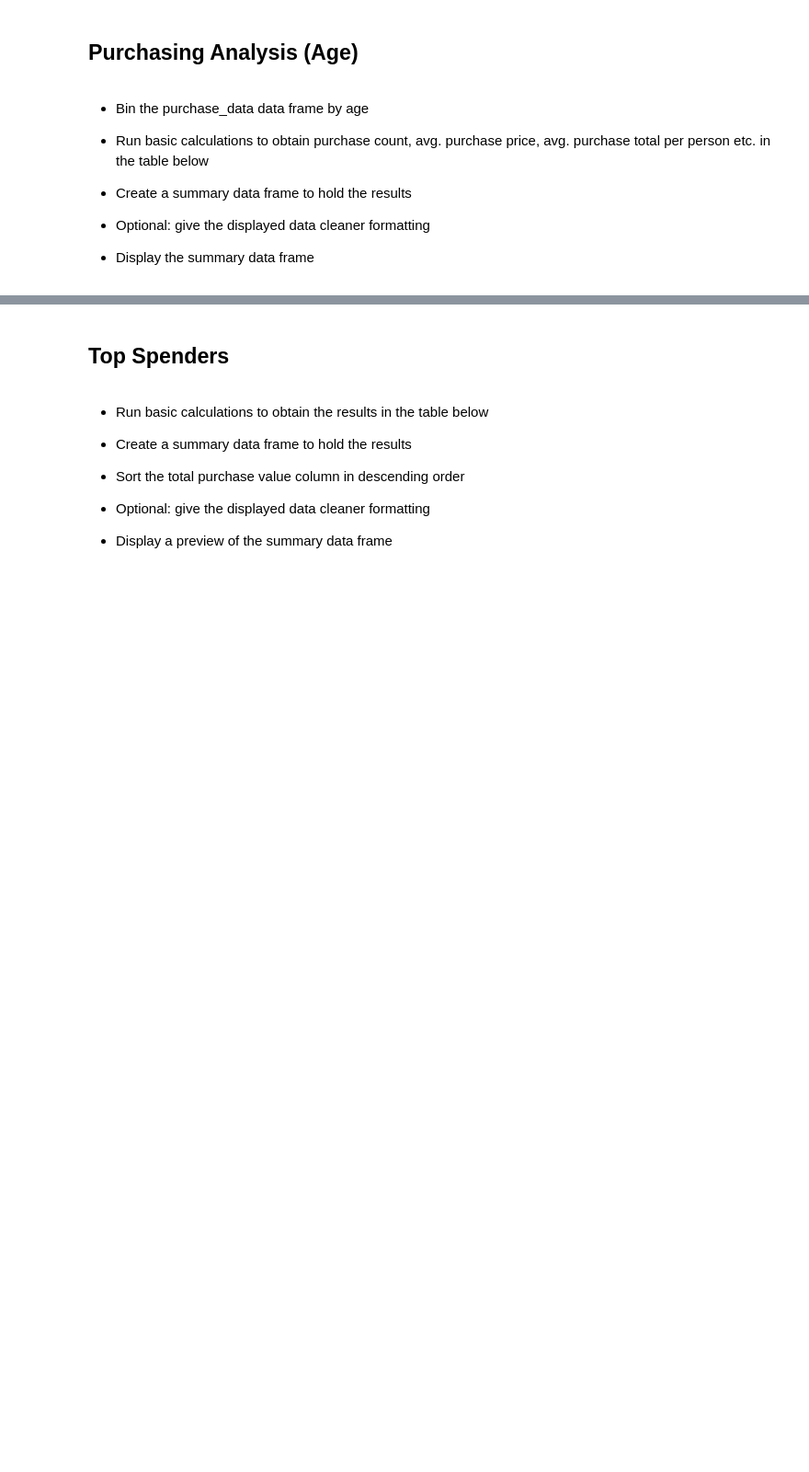
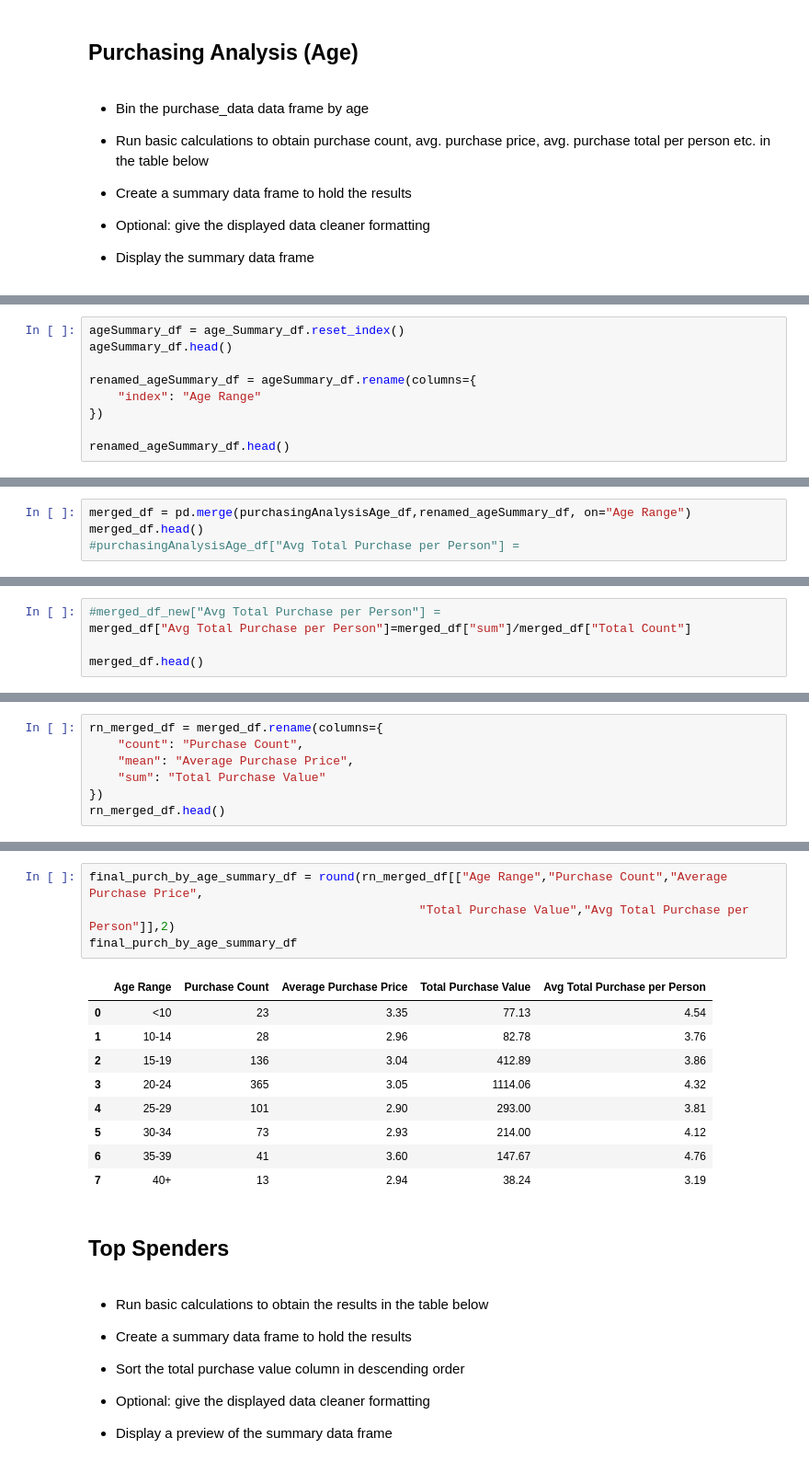
Before and after one commit to Romina-R/pandas-challenge, a Jupyter notebook: HeroesOfPymoli/HeroesOfPymoli_starter-RR.ipynb, the cells around one changed output, grey strips where cells are left out. Shown: that part at 92% size. Cells and saved outputs as stored; diff of their text form; blank space fills up the shorter version.

```diff
--- a/HeroesOfPymoli/HeroesOfPymoli_starter-RR.ipynb
+++ b/HeroesOfPymoli/HeroesOfPymoli_starter-RR.ipynb
@@ -231,0 +298,9 @@ Group_Names = "<10", "10-14","15-19","20-24","25-29","30-34","35-39","40+"
+# %%
+ageSummary_df = age_Summary_df.reset_index()
+ageSummary_df.head()
+
+renamed_ageSummary_df = ageSummary_df.rename(columns={
+    "index": "Age Range"
+})
+
+renamed_ageSummary_df.head()
@@ -231,0 +323,4 @@ Group_Names = "<10", "10-14","15-19","20-24","25-29","30-34","35-39","40+"
+# %%
+merged_df = pd.merge(purchasingAnalysisAge_df,renamed_ageSummary_df, on="Age Range")
+merged_df.head()
+#purchasingAnalysisAge_df["Avg Total Purchase per Person"] =
@@ -231,0 +334,5 @@ Group_Names = "<10", "10-14","15-19","20-24","25-29","30-34","35-39","40+"
+# %%
+#merged_df_new["Avg Total Purchase per Person"] =
+merged_df["Avg Total Purchase per Person"]=merged_df["sum"]/merged_df["Total Count"]
+
+merged_df.head()
@@ -231,0 +346,7 @@ Group_Names = "<10", "10-14","15-19","20-24","25-29","30-34","35-39","40+"
+# %%
+rn_merged_df = merged_df.rename(columns={
+    "count": "Purchase Count",
+    "mean": "Average Purchase Price",
+    "sum": "Total Purchase Value"
+})
+rn_merged_df.head()
@@ -232,3 +360,17 @@ Group_Names = "<10", "10-14","15-19","20-24","25-29","30-34","35-39","40+"
+# %%
+final_purch_by_age_summary_df = round(rn_merged_df[["Age Range","Purchase Count","Average Purchase Price",
+                                              "Total Purchase Value","Avg Total Purchase per Person"]],2)
+final_purch_by_age_summary_df
+# %% [output]
+|  | Age Range | Purchase Count | Average Purchase Price | Total Purchase Value | Avg Total Purchase per Person |
+| 0 | <10 | 23 | 3.35 | 77.13 | 4.54 |
+| 1 | 10-14 | 28 | 2.96 | 82.78 | 3.76 |
+| 2 | 15-19 | 136 | 3.04 | 412.89 | 3.86 |
+| 3 | 20-24 | 365 | 3.05 | 1114.06 | 4.32 |
+| 4 | 25-29 | 101 | 2.90 | 293.00 | 3.81 |
+| 5 | 30-34 | 73 | 2.93 | 214.00 | 4.12 |
+| 6 | 35-39 | 41 | 3.60 | 147.67 | 4.76 |
+| 7 | 40+ | 13 | 2.94 | 38.24 | 3.19 |
 # %% [markdown]
 ## Top Spenders
 # %% [markdown]
```
Also changed, not shown: parts of 15 cells of this notebook.
